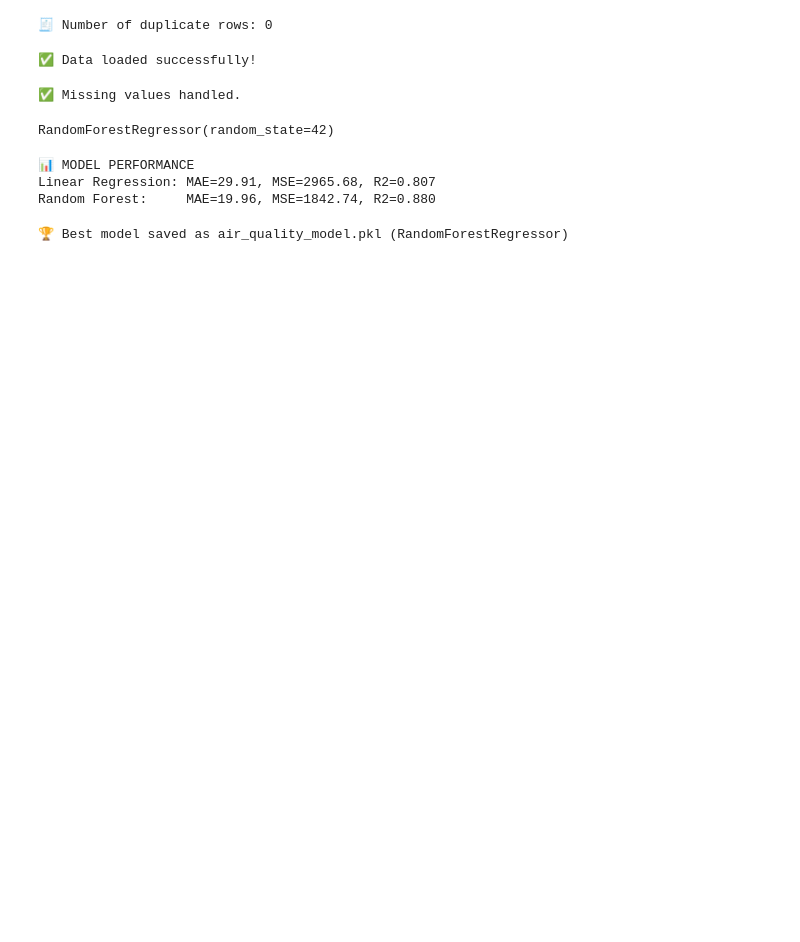
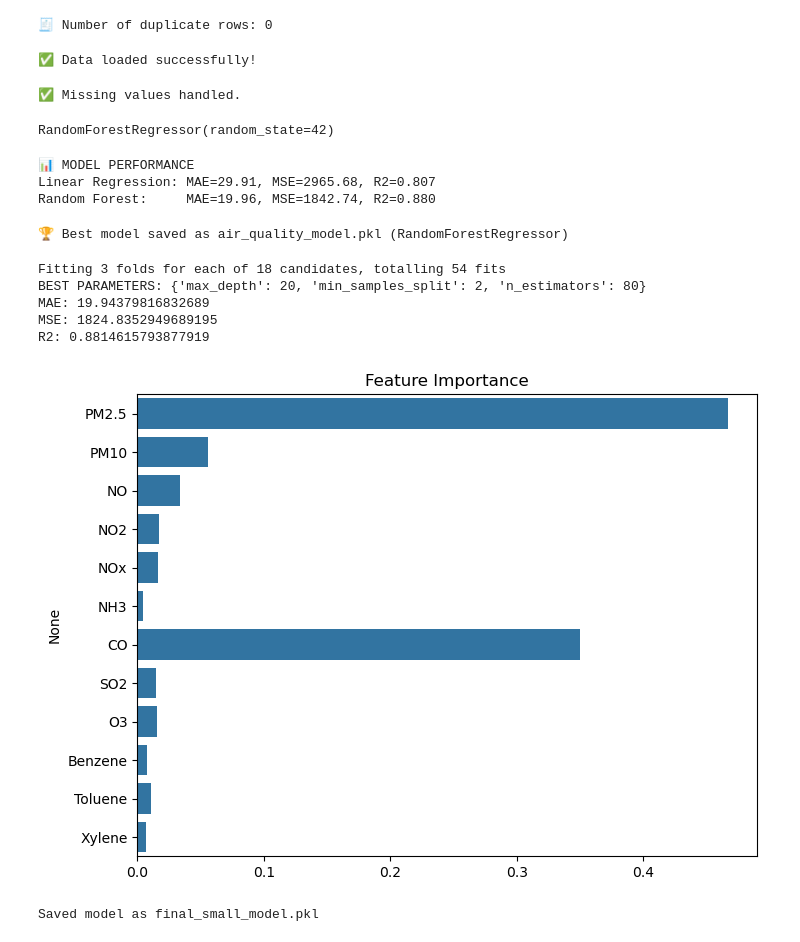
Before and after one commit to Astlejoe789/AI-Based-Air-Quality-Prediction-System, a Jupyter notebook: air_quality_ai.ipynb, the cells around one changed output. Drawn from its saved outputs; the diff is of its cells as text; code cells hidden in the pictures; blank space fills up the shorter version.

Commit message:
Final Project Submission - AI Based Air Quality Prediction System

```diff
--- a/air_quality_ai.ipynb
+++ b/air_quality_ai.ipynb
@@ -151,3 +151,66 @@ joblib.dump(best_model, "air_quality_model.pkl")
 print(f"\n🏆 Best model saved as air_quality_model.pkl ({type(best_model).__name__})")
 # %% [output]
 🏆 Best model saved as air_quality_model.pkl (RandomForestRegressor)
+# %%
+# --- WEEK 3: Model Evaluation & Optimization ---
+
+import pandas as pd
+import numpy as np
+from sklearn.model_selection import train_test_split, GridSearchCV
+from sklearn.ensemble import RandomForestRegressor
+from sklearn.metrics import mean_absolute_error, mean_squared_error, r2_score
+import matplotlib.pyplot as plt
+import seaborn as sns
+
+# Load dataset
+df = pd.read_csv("data/city_day.csv")
+df = df.drop(columns=['City','Date','AQI_Bucket'], errors='ignore')
+df = df.fillna(df.median(numeric_only=True))
+
+X = df.drop(columns=['AQI'], errors='ignore')
+y = df['AQI']
+mask = ~y.isna()
+X, y = X[mask], y[mask]
+
+X_train, X_test, y_train, y_test = train_test_split(X, y, test_size=0.2, random_state=42)
+
+# Hyperparameter tuning
+params = {
+    'n_estimators': [30, 50, 80],    # small values to avoid huge model file
+    'max_depth': [10, 20, None],
+    'min_samples_split': [2, 5]
+}
+
+rf = RandomForestRegressor(random_state=42)
+grid = GridSearchCV(rf, params, cv=3, scoring='r2', n_jobs=-1, verbose=1)
+grid.fit(X_train, y_train)
+
+best_rf = grid.best_estimator_
+
+# Evaluate model
+y_pred = best_rf.predict(X_test)
+
+print("BEST PARAMETERS:", grid.best_params_)
+print("MAE:", mean_absolute_error(y_test, y_pred))
+print("MSE:", mean_squared_error(y_test, y_pred))
+print("R2:", r2_score(y_test, y_pred))
+
+# Feature importance
+importances = best_rf.feature_importances_
+plt.figure(figsize=(8,6))
+sns.barplot(x=importances, y=X.columns)
+plt.title("Feature Importance")
+plt.show()
+
+# Save small model (< 20MB)
+import joblib
+joblib.dump(best_rf, "final_small_model.pkl")
+print("Saved model as final_small_model.pkl")
+# %% [output]
+Fitting 3 folds for each of 18 candidates, totalling 54 fits
+BEST PARAMETERS: {'max_depth': 20, 'min_samples_split': 2, 'n_estimators': 80}
+MAE: 19.94379816832689
+MSE: 1824.8352949689195
+R2: 0.8814615793877919
+[figure, added]
+Saved model as final_small_model.pkl
```
Also changed, not shown: 1 other file.
